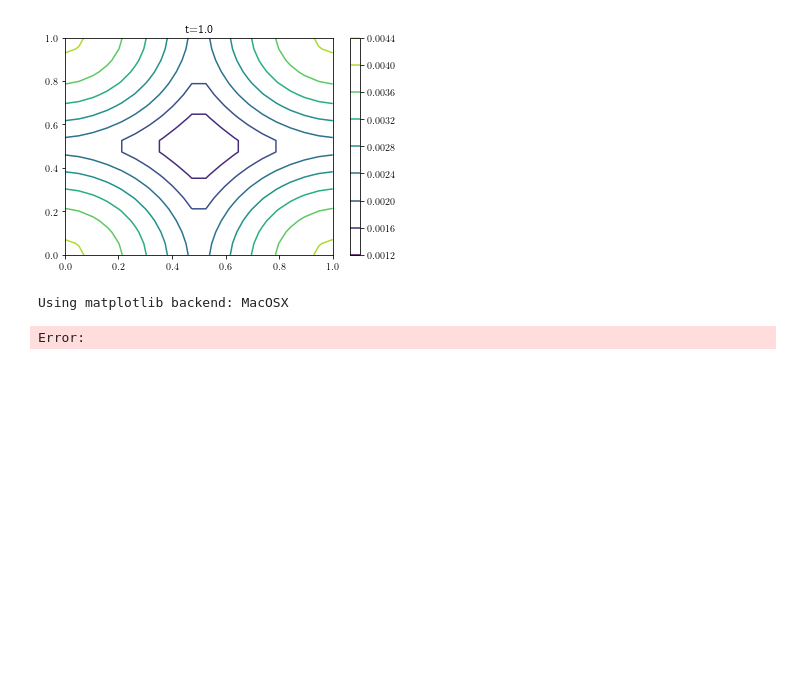
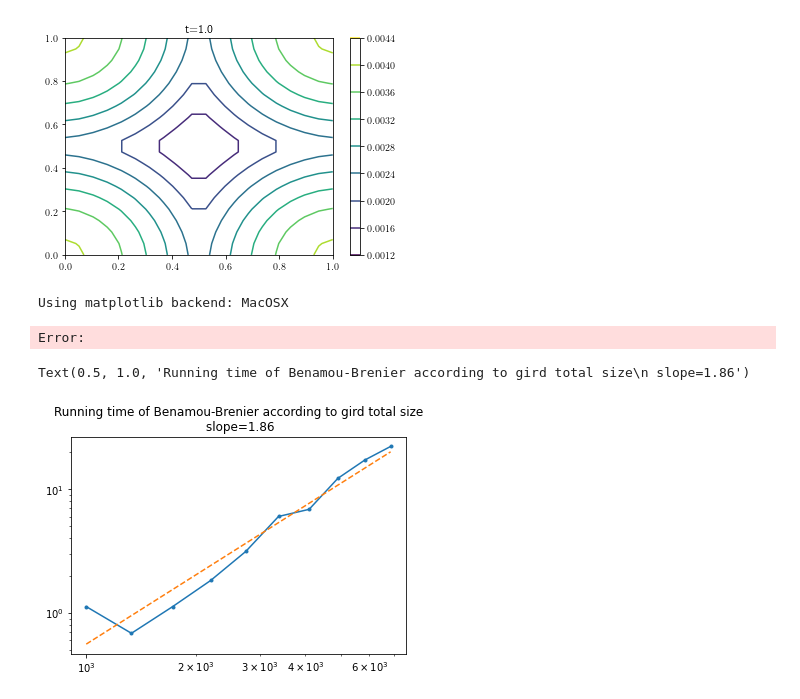
Before and after one commit to Benoit-Muller/Computational-Optimal-Transport, a Jupyter notebook: BenamouBrenier_analysis.ipynb, the cells around one changed output. Saved outputs shown, nothing was run; the diff lists cells and outputs as text; code cells hidden in the pictures; blank space fills up the shorter version.

```diff
--- a/BenamouBrenier.ipynb
+++ b/BenamouBrenier_analysis.ipynb
@@ -100,3 +103,38 @@ fig = prob1.plot()
 # %% [output]
 Using matplotlib backend: MacOSX
 Error:
+# %%
+from tqdm.notebook import tqdm,trange
+%matplotlib inline
+rng = np.random.default_rng(123)
+NN = np.arange(10,20)
+times=[]
+for N in tqdm(NN):
+    T=N
+    mesh= np.array(np.meshgrid(np.linspace(0,1,N),np.linspace(0,1,N)))
+
+    #mean1, cov1 = random_gaussian_parameters(2,rng)
+    #mean2, cov2 = random_gaussian_parameters(2,rng)
+    sigma = 0.2
+    mean1 , cov1 = 0.5 * np.ones((2)) , sigma * np.eye(2)
+    mean2 , cov2 = 1 * np.ones((2)) , sigma * np.eye(2)
+
+    mu,nu = np.empty((N,N)),np.empty((N,N))
+    for idx in np.ndindex((N,N)):
+        mu[idx] = np.exp(-0.5*torus_dist2(mesh[(...,*idx)],mean1)/sigma)
+        nu[idx] = np.exp(-0.5*torus_dist2(mesh[(...,*idx)],mean2)/sigma)
+    mu = mu/np.sum(mu)
+    nu = nu/np.sum(nu)
+    prob1 = TransportProblem(mesh,mu,nu,T,tau=0.1,display=False)
+    tic = time.time()
+    criteria = prob1.solve(maxiter=10, display=False)
+    times.append(time.time()-tic)
+# %%
+plt.figure()
+plt.loglog(NN**3,times,'.-')
+polynom = np.polyfit(np.log(NN**3),np.log(times),deg=1)
+plt.loglog(NN**3,np.exp(polynom[1])*(NN**3)**polynom[0],"--")
+plt.title(f"Running time of Benamou-Brenier according to gird total size\n slope={polynom[0]:.2f}")
+# %% [output]
+Text(0.5, 1.0, 'Running time of Benamou-Brenier according to gird total size\n slope=1.86')
+[figure, added]
```
Also changed, not shown: parts of 1 cell of this notebook, 3 other files.
